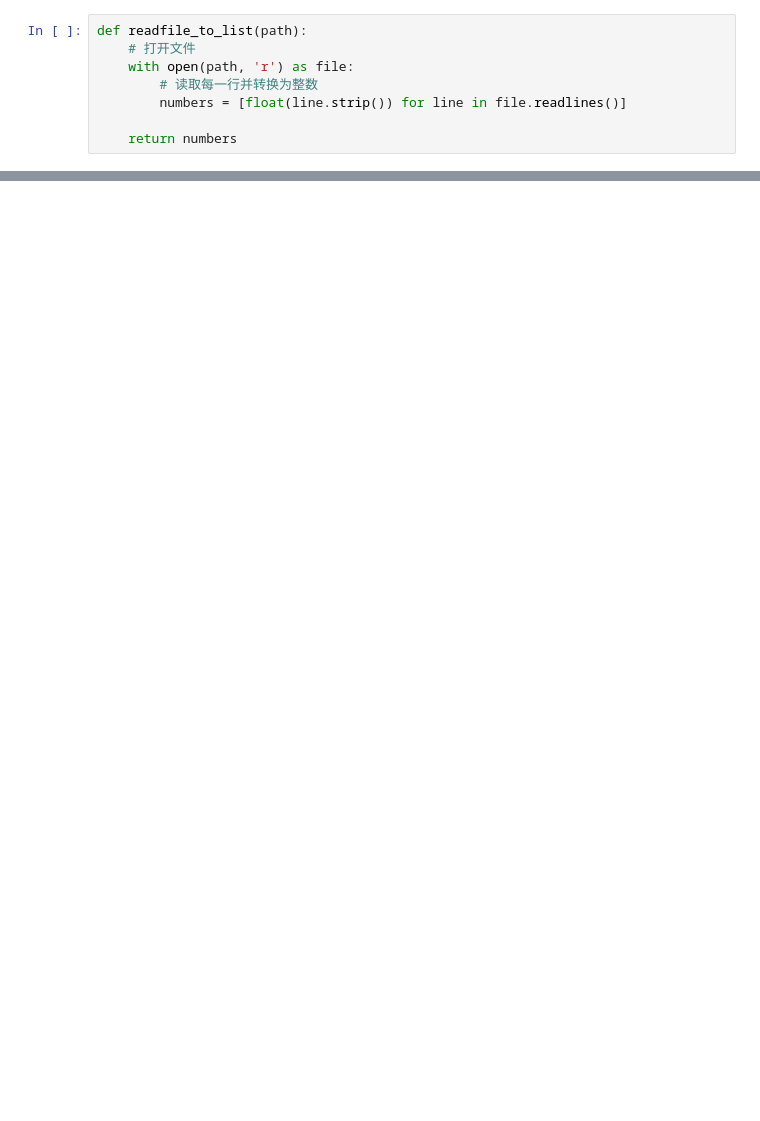
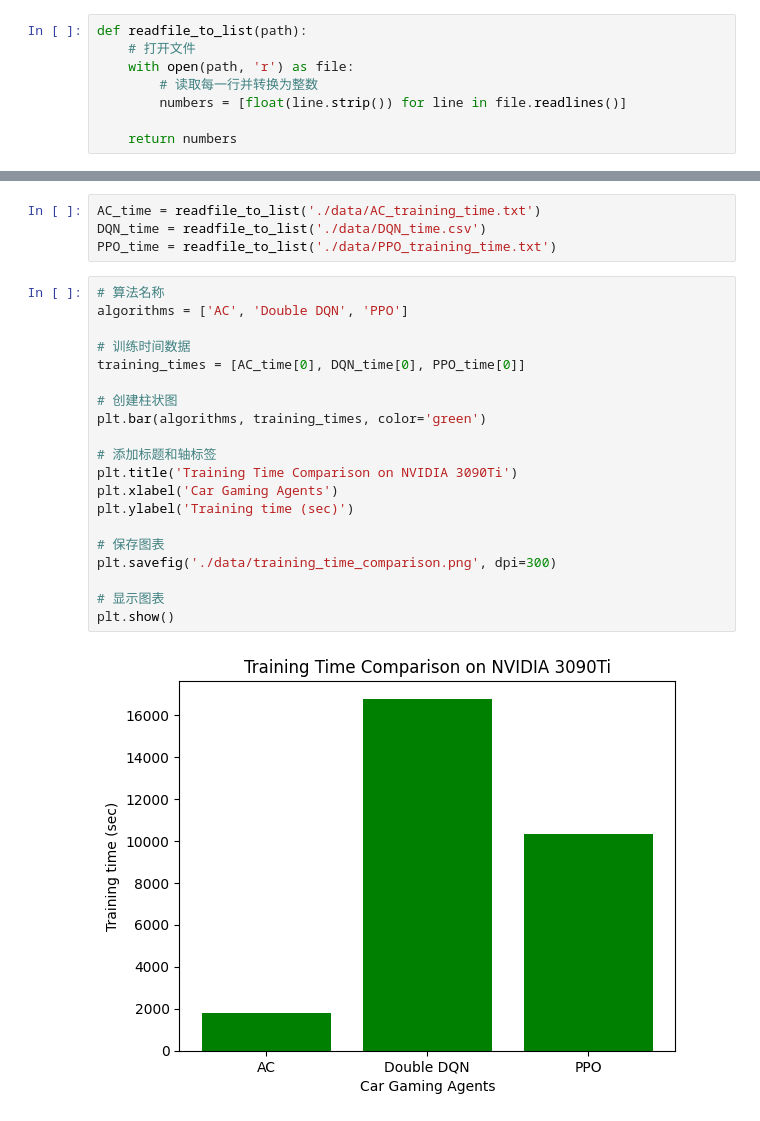
Before and after one commit to NoahF1205/DRL_for_Car_Racing_Game, a Jupyter notebook: figure.ipynb, the cells around one changed output, grey strips where cells are left out. Cells and saved outputs as stored; diff of their text form; blank space fills up the shorter version.

```diff
--- a/figure.ipynb
+++ b/figure.ipynb
@@ -45,0 +76,26 @@ plt.show()
+# %%
+AC_time = readfile_to_list('./data/AC_training_time.txt')
+DQN_time = readfile_to_list('./data/DQN_time.csv')
+PPO_time = readfile_to_list('./data/PPO_training_time.txt')
+# %%
+# 算法名称
+algorithms = ['AC', 'Double DQN', 'PPO']
+
+# 训练时间数据
+training_times = [AC_time[0], DQN_time[0], PPO_time[0]]
+
+# 创建柱状图
+plt.bar(algorithms, training_times, color='green')
+
+# 添加标题和轴标签
+plt.title('Training Time Comparison on NVIDIA 3090Ti')
+plt.xlabel('Car Gaming Agents')
+plt.ylabel('Training time (sec)')
+
+# 保存图表
+plt.savefig('./data/training_time_comparison.png', dpi=300)
+
+# 显示图表
+plt.show()
+# %% [output]
+[figure, added]
```
Also changed, not shown: parts of 4 cells of this notebook, 9 other files.
